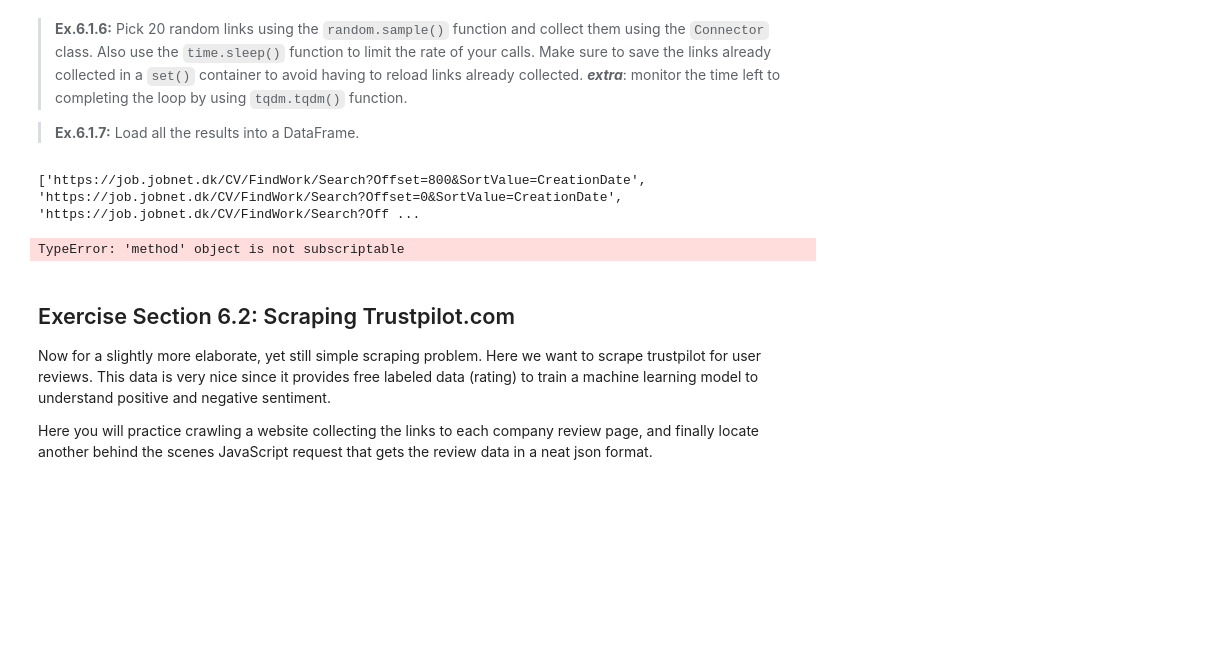
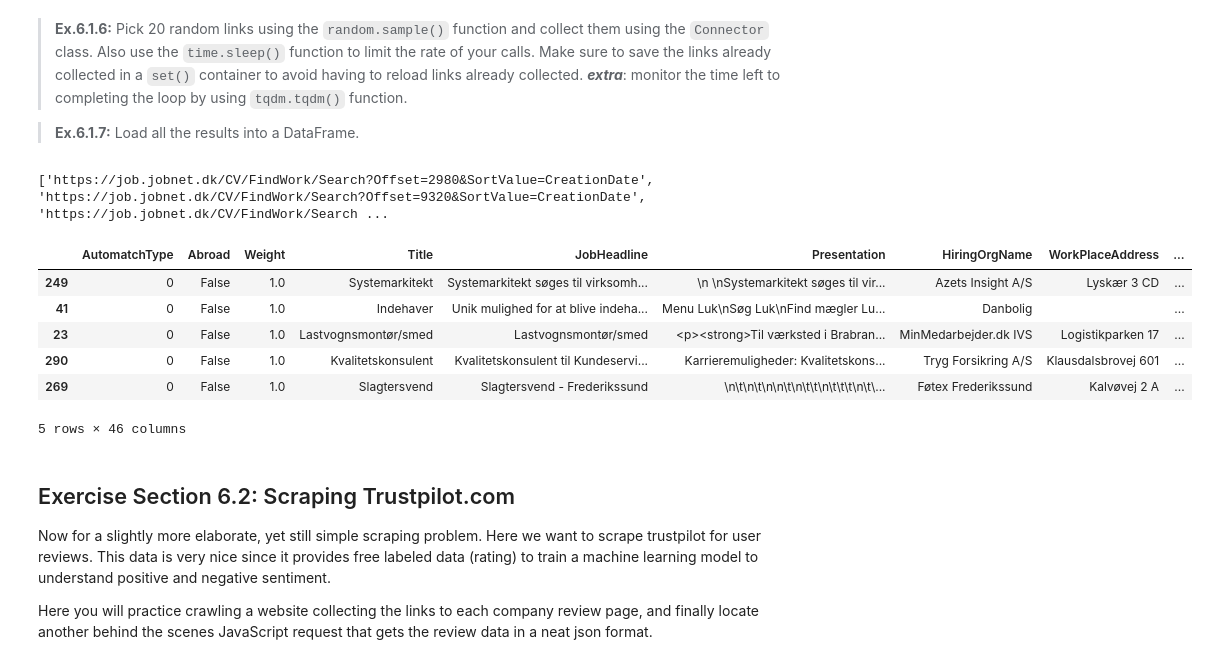
Before and after one commit to lisbethwaagstein/Modules, a Jupyter notebook: session_6/exercise_6_michelle.ipynb, the cells around one changed output. Drawn from its saved outputs; the diff is of its cells as text; code cells hidden in the pictures; blank space fills up the shorter version.

```diff
--- a/session_6/exercise_6_michelle.ipynb
+++ b/session_6/exercise_6_michelle.ipynb
@@ -107,25 +130,31 @@ jobs_url_sorted
 # %%
 
 import random, time, tqdm
 
 #see 20 random links
 print(random.sample(jobs_url_sorted,20))
 
 done = set()
 data = []
 for url in tqdm.tqdm(random.sample(jobs_url_sorted,20)):
     response,call_id = connector.get(url,'jobpostings')
     if response.ok:
-        d = response.json
+        d = response.json()
     else:
         print('Error')
     data += d['JobPositionPostings']
     time.sleep(0.5)
 df = pd.DataFrame(data)
 df.sample(5)
 # %% [output]
-['https://job.jobnet.dk/CV/FindWork/Search?Offset=800&SortValue=CreationDate', 'https://job.jobnet.dk/CV/FindWork/Search?Offset=0&SortValue=CreationDate', 'https://job.jobnet.dk/CV/FindWork/Search?Off ...
+['https://job.jobnet.dk/CV/FindWork/Search?Offset=2980&SortValue=CreationDate', 'https://job.jobnet.dk/CV/FindWork/Search?Offset=9320&SortValue=CreationDate', 'https://job.jobnet.dk/CV/FindWork/Search ...
+|  | AutomatchType | Abroad | Weight | Title | JobHeadline | Presentation | HiringOrgName | WorkPlaceAddress | ... |
+| 249 | 0 | False | 1.0 | Systemarkitekt | Systemarkitekt søges til virksomh... | \n \nSystemarkitekt søges til vir... | Azets Insight A/S | Lyskær 3 CD | ... |
+| 41 | 0 | False | 1.0 | Indehaver | Unik mulighed for at blive indeha... | Menu Luk\nSøg Luk\nFind mægler Lu... | Danbolig |  | ... |
+| 23 | 0 | False | 1.0 | Lastvognsmontør/smed | Lastvognsmontør/smed | <p><strong>Til værksted i Brabran... | MinMedarbejder.dk IVS | Logistikparken 17 | ... |
+| 290 | 0 | False | 1.0 | Kvalitetskonsulent | Kvalitetskonsulent til Kundeservi... | Karrieremuligheder: Kvalitetskons... | Tryg Forsikring A/S | Klausdalsbrovej 601 | ... |
+| 269 | 0 | False | 1.0 | Slagtersvend | Slagtersvend - Frederikssund | \n\t\n\t\n\n\t\n\t\t\n\t\t\t\n\t\... | Føtex Frederikssund | Kalvøvej 2 A | ... |
-TypeError: 'method' object is not subscriptable
+5 rows × 46 columns
 # %% [markdown]
 ## Exercise Section 6.2: Scraping Trustpilot.com
 Now for a slightly more elaborate, yet still simple scraping problem. Here we want to scrape trustpilot for user reviews. This data is very nice since it provides free labeled data (rating) to train a machine learning model to understand positive and negative sentiment.
```
Also changed, not shown: parts of 3 cells of this notebook, 7 other files.
